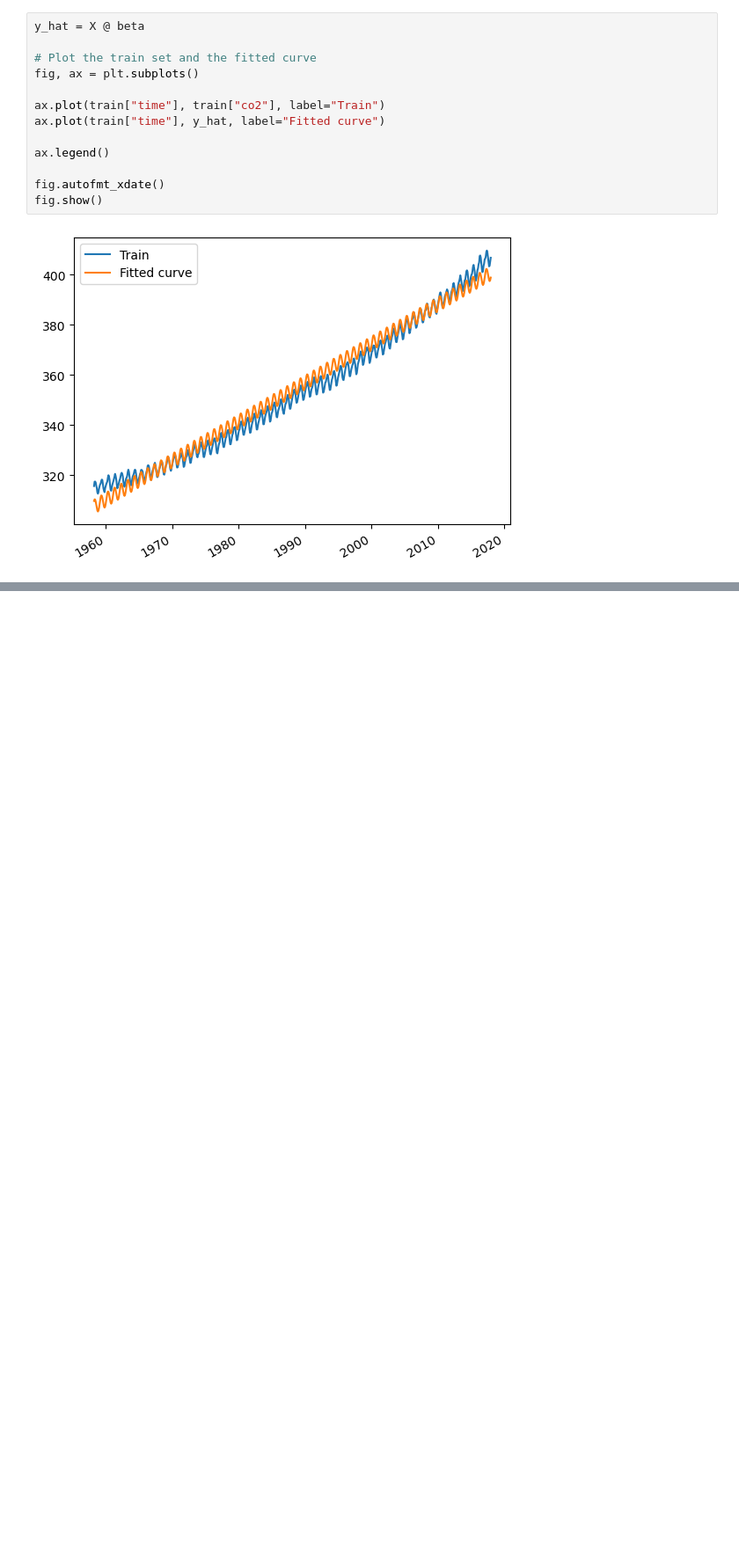
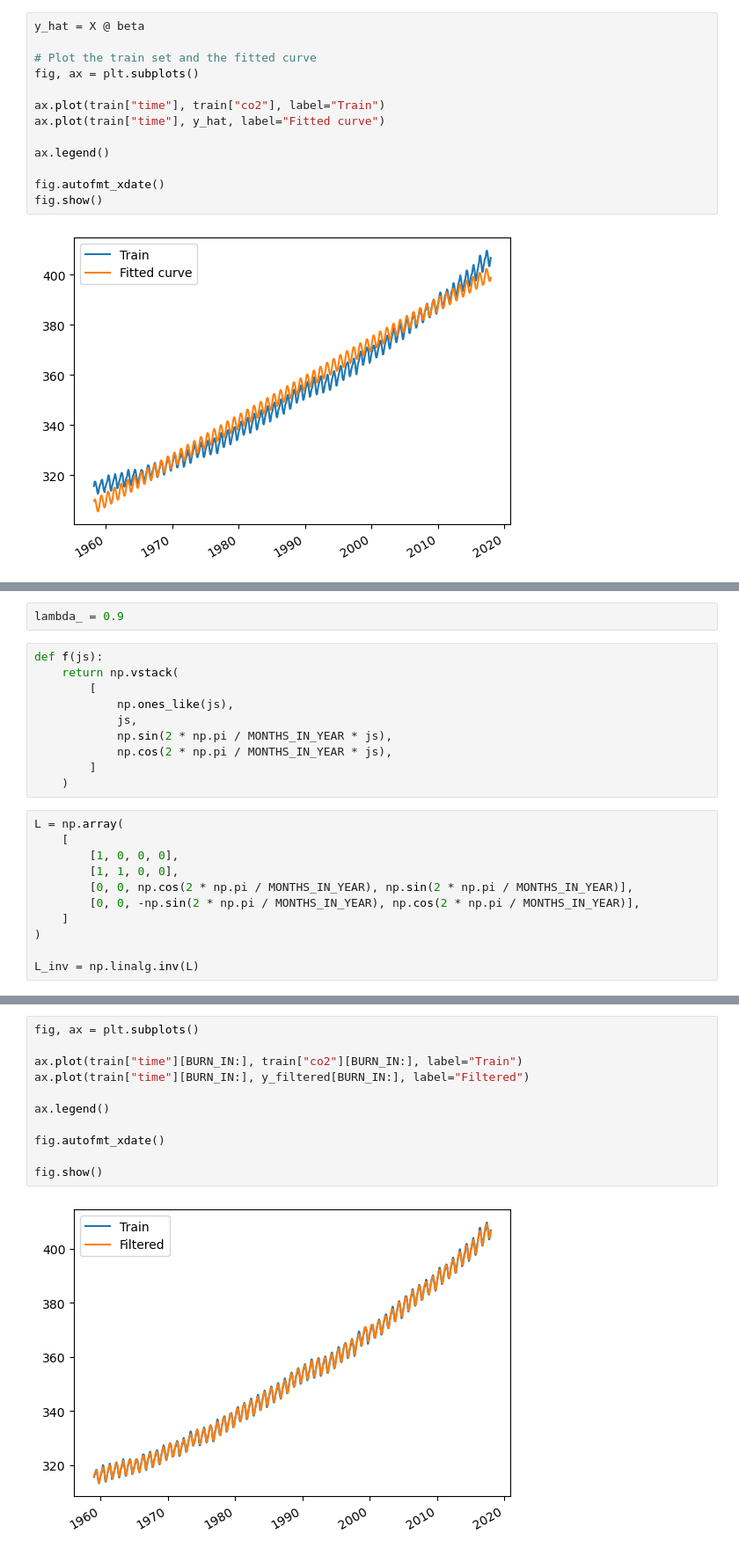
Before and after one commit to volesen/time-series-analysis, a Jupyter notebook: assignment1/assignment1.ipynb, the cells around one changed output, grey strips where cells are left out. Shown at 88% size. Saved outputs shown, nothing was run; the diff lists cells and outputs as text; blank space fills up the shorter version.

```diff
--- a/assignment1/assignment1.ipynb
+++ b/assignment1/assignment1.ipynb
@@ -208,0 +219,23 @@ fig.show()
+# %%
+lambda_ = 0.9
+# %%
+def f(js):
+    return np.vstack(
+        [
+            np.ones_like(js),
+            js,
+            np.sin(2 * np.pi / MONTHS_IN_YEAR * js),
+            np.cos(2 * np.pi / MONTHS_IN_YEAR * js),
+        ]
+    )
+# %%
+L = np.array(
+    [
+        [1, 0, 0, 0],
+        [1, 1, 0, 0],
+        [0, 0, np.cos(2 * np.pi / MONTHS_IN_YEAR), np.sin(2 * np.pi / MONTHS_IN_YEAR)],
+        [0, 0, -np.sin(2 * np.pi / MONTHS_IN_YEAR), np.cos(2 * np.pi / MONTHS_IN_YEAR)],
+    ]
+)
+
+L_inv = np.linalg.inv(L)
@@ -208,0 +278,13 @@ fig.show()
+# %%
+fig, ax = plt.subplots()
+
+ax.plot(train["time"][BURN_IN:], train["co2"][BURN_IN:], label="Train")
+ax.plot(train["time"][BURN_IN:], y_filtered[BURN_IN:], label="Filtered")
+
+ax.legend()
+
+fig.autofmt_xdate()
+
+fig.show()
+# %% [output]
+[figure, added]
```
Also changed, not shown: parts of 20 cells of this notebook.
